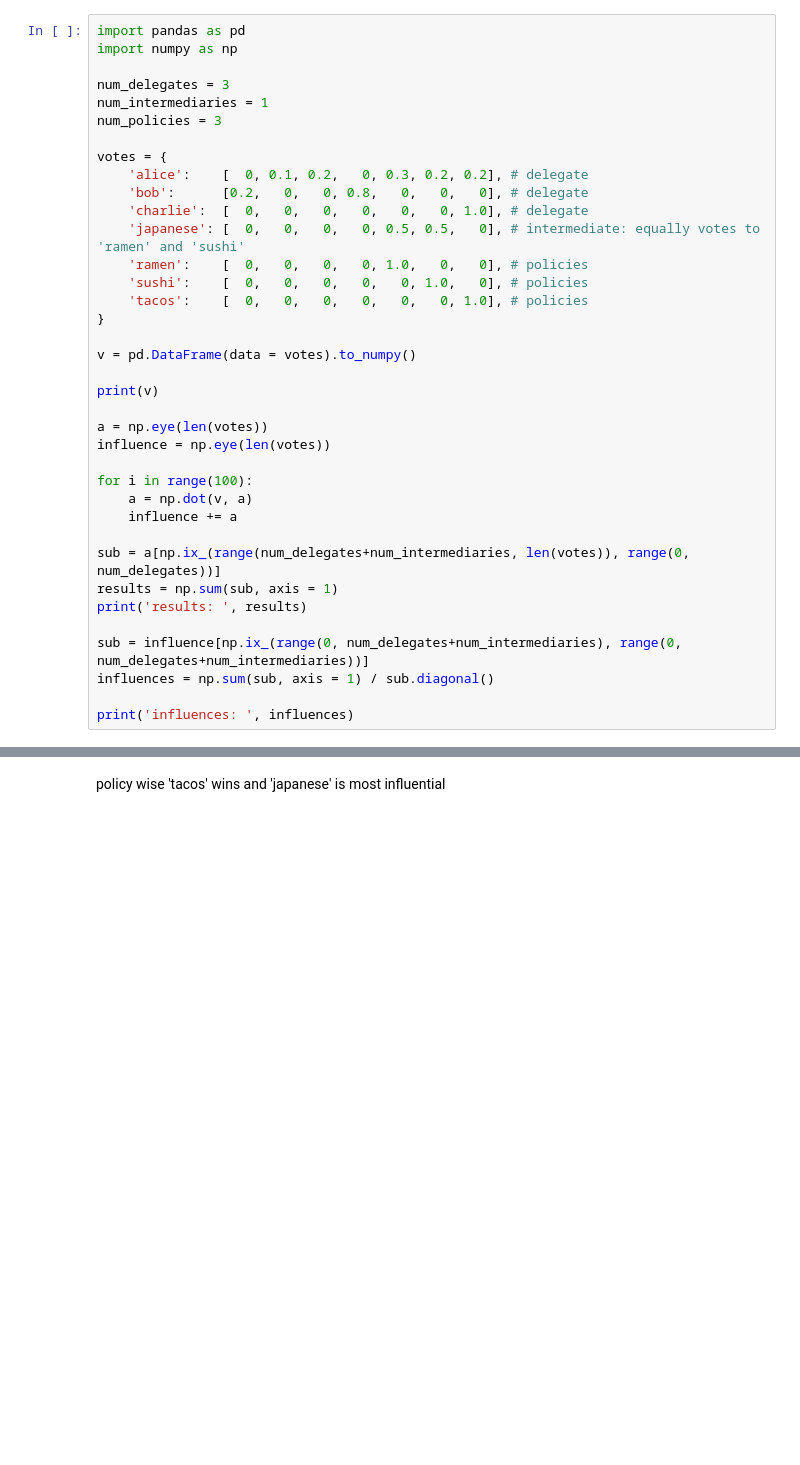
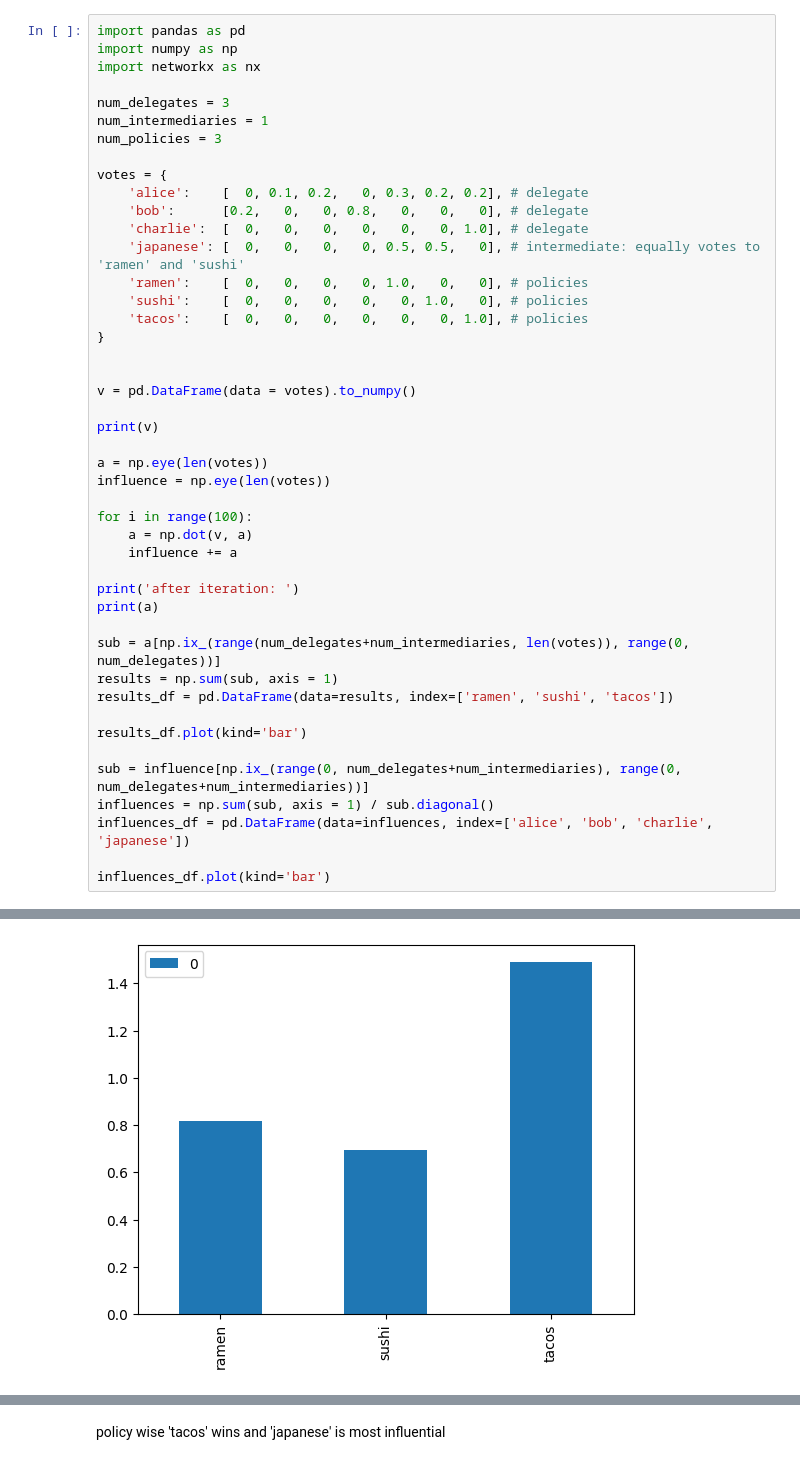
Before and after one commit to yasushisakai/liquid_democracy_colab, a Jupyter notebook: liquid_democracy.ipynb, the cells around one changed output, grey strips where cells are left out. Cells and saved outputs as stored; diff of their text form; blank space fills up the shorter version.

Commit message:
added plots

```diff
--- a/liquid_democracy.ipynb
+++ b/liquid_democracy.ipynb
@@ -3,6 +3,7 @@
 # %%
 import pandas as pd
 import numpy as np
+import networkx as nx
 
 num_delegates = 3
 num_intermediaries = 1
@@ -18,6 +19,7 @@ votes = {
     'tacos':    [  0,   0,   0,   0,   0,   0, 1.0], # policies
 }
 
+
 v = pd.DataFrame(data = votes).to_numpy()
 
 print(v)
@@ -29,14 +31,20 @@ for i in range(100):
     a = np.dot(v, a)
     influence += a
 
+print('after iteration: ')
+print(a)
+
 sub = a[np.ix_(range(num_delegates+num_intermediaries, len(votes)), range(0, num_delegates))]
 results = np.sum(sub, axis = 1)
-print('results: ', results)
+results_df = pd.DataFrame(data=results, index=['ramen', 'sushi', 'tacos'])
+
+results_df.plot(kind='bar')
 
 sub = influence[np.ix_(range(0, num_delegates+num_intermediaries), range(0, num_delegates+num_intermediaries))]
 influences = np.sum(sub, axis = 1) / sub.diagonal()
+influences_df = pd.DataFrame(data=influences, index=['alice', 'bob', 'charlie', 'japanese'])
 
-print('influences: ', influences)
+influences_df.plot(kind='bar')
 # %% [output]
 [[0.  0.2 0.  0.  0.  0.  0. ]
  [0.1 0.  0.  0.  0.  0.  0. ]
@@ -49,0 +67 @@ influences:  [1.2        1.1        1.24489796 1.89795918]
+[figure, added]
```
Also changed, not shown: parts of 2 cells of this notebook.
